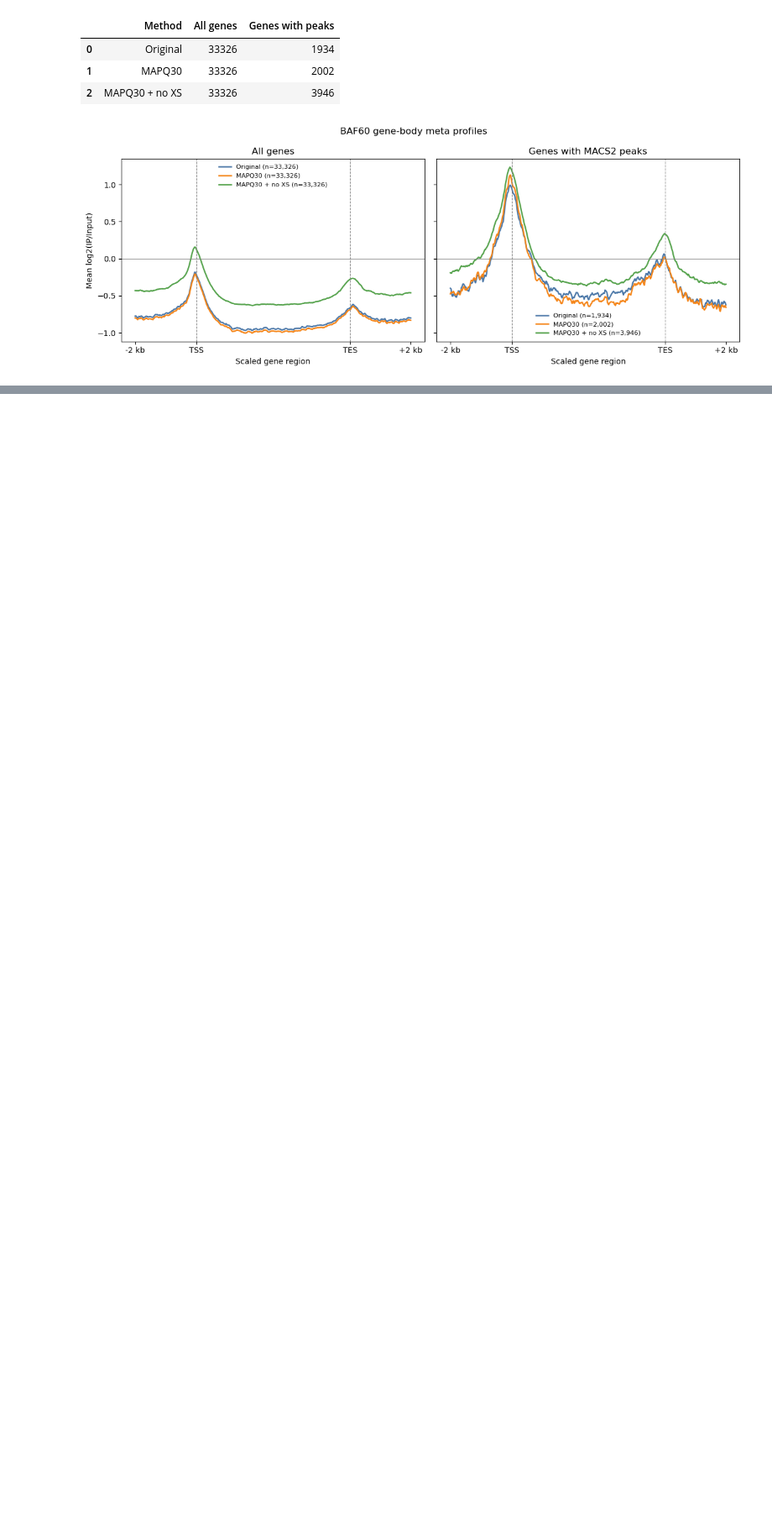
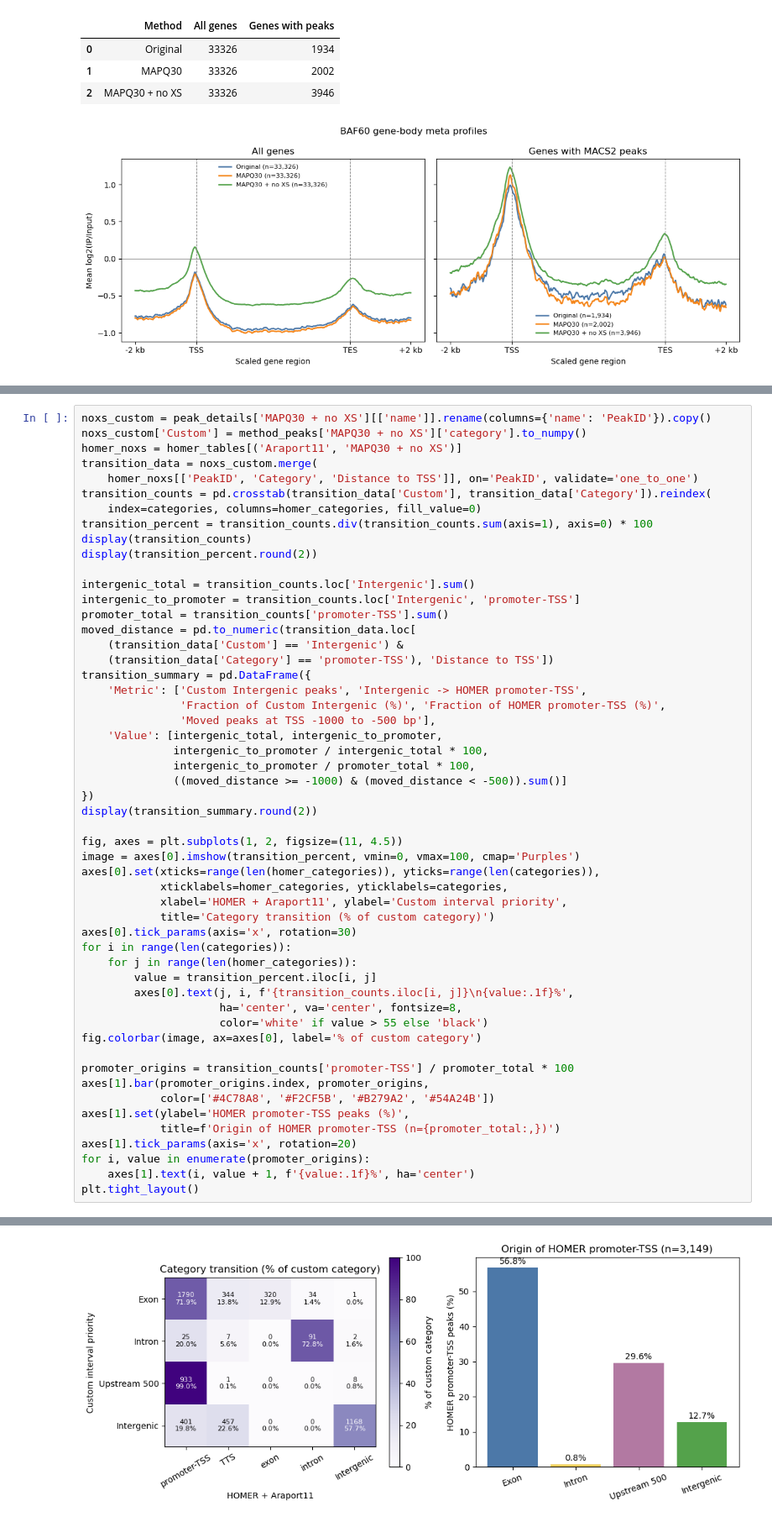
Before and after one commit to pengyfCR7/BAF60_ChIPseq_downstream_analyse_notebooks, a Jupyter notebook: inspect_BAF60_matrix.ipynb, the cells around one changed output, grey strips where cells are left out. Shown at 84% size. Cells and saved outputs as stored; diff of their text form; blank space fills up the shorter version.

```diff
--- a/inspect_BAF60_matrix.ipynb
+++ b/inspect_BAF60_matrix.ipynb
@@ -923,0 +910,54 @@ plt.tight_layout()
+# %%
+noxs_custom = peak_details['MAPQ30 + no XS'][['name']].rename(columns={'name': 'PeakID'}).copy()
+noxs_custom['Custom'] = method_peaks['MAPQ30 + no XS']['category'].to_numpy()
+homer_noxs = homer_tables[('Araport11', 'MAPQ30 + no XS')]
+transition_data = noxs_custom.merge(
+    homer_noxs[['PeakID', 'Category', 'Distance to TSS']], on='PeakID', validate='one_to_one')
+transition_counts = pd.crosstab(transition_data['Custom'], transition_data['Category']).reindex(
+    index=categories, columns=homer_categories, fill_value=0)
+transition_percent = transition_counts.div(transition_counts.sum(axis=1), axis=0) * 100
+display(transition_counts)
+display(transition_percent.round(2))
+
+intergenic_total = transition_counts.loc['Intergenic'].sum()
+intergenic_to_promoter = transition_counts.loc['Intergenic', 'promoter-TSS']
+promoter_total = transition_counts['promoter-TSS'].sum()
+moved_distance = pd.to_numeric(transition_data.loc[
+    (transition_data['Custom'] == 'Intergenic') &
+    (transition_data['Category'] == 'promoter-TSS'), 'Distance to TSS'])
+transition_summary = pd.DataFrame({
+    'Metric': ['Custom Intergenic peaks', 'Intergenic -> HOMER promoter-TSS',
+               'Fraction of Custom Intergenic (%)', 'Fraction of HOMER promoter-TSS (%)',
+               'Moved peaks at TSS -1000 to -500 bp'],
+    'Value': [intergenic_total, intergenic_to_promoter,
+              intergenic_to_promoter / intergenic_total * 100,
+              intergenic_to_promoter / promoter_total * 100,
+              ((moved_distance >= -1000) & (moved_distance < -500)).sum()]
+})
+display(transition_summary.round(2))
+
+fig, axes = plt.subplots(1, 2, figsize=(11, 4.5))
+image = axes[0].imshow(transition_percent, vmin=0, vmax=100, cmap='Purples')
+axes[0].set(xticks=range(len(homer_categories)), yticks=range(len(categories)),
+            xticklabels=homer_categories, yticklabels=categories,
+            xlabel='HOMER + Araport11', ylabel='Custom interval priority',
+            title='Category transition (% of custom category)')
+axes[0].tick_params(axis='x', rotation=30)
+for i in range(len(categories)):
+    for j in range(len(homer_categories)):
+        value = transition_percent.iloc[i, j]
+        axes[0].text(j, i, f'{transition_counts.iloc[i, j]}\n{value:.1f}%',
+                     ha='center', va='center', fontsize=8,
+                     color='white' if value > 55 else 'black')
+fig.colorbar(image, ax=axes[0], label='% of custom category')
+
+promoter_origins = transition_counts['promoter-TSS'] / promoter_total * 100
+axes[1].bar(promoter_origins.index, promoter_origins,
+            color=['#4C78A8', '#F2CF5B', '#B279A2', '#54A24B'])
+axes[1].set(ylabel='HOMER promoter-TSS peaks (%)',
+            title=f'Origin of HOMER promoter-TSS (n={promoter_total:,})')
+axes[1].tick_params(axis='x', rotation=20)
+for i, value in enumerate(promoter_origins):
+    axes[1].text(i, value + 1, f'{value:.1f}%', ha='center')
+plt.tight_layout()
+# %% [output]
@@ -924,3 +982,4 @@ plt.tight_layout()
+[figure, added]
 # %% [markdown]
 ### 为什么 HOMER 和自定义优先级差别这么大
 
```
Also changed, not shown: parts of 5 cells of this notebook.
